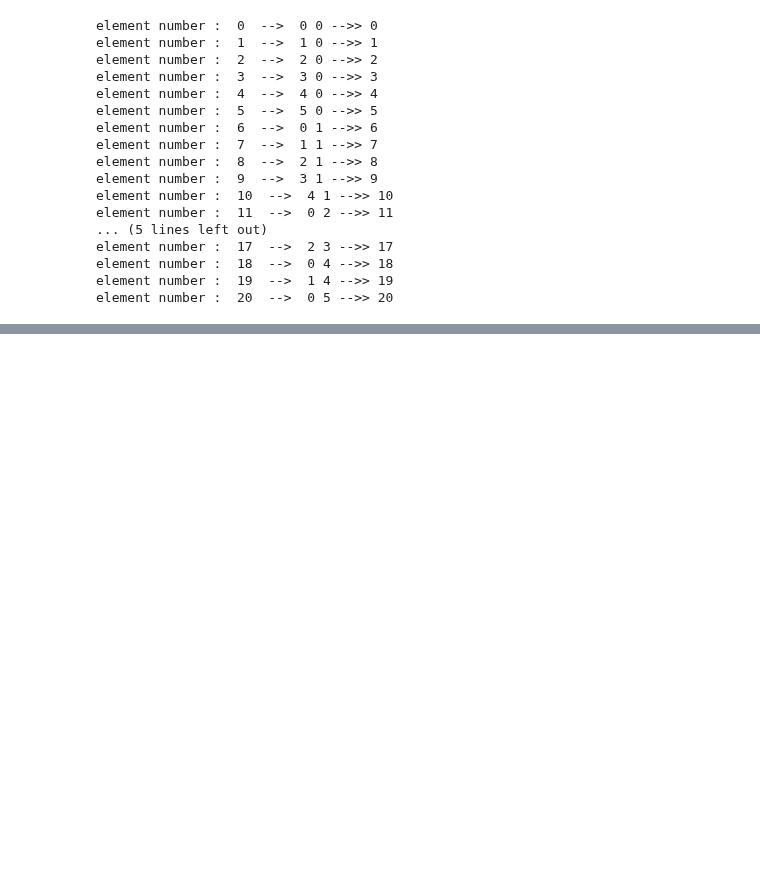
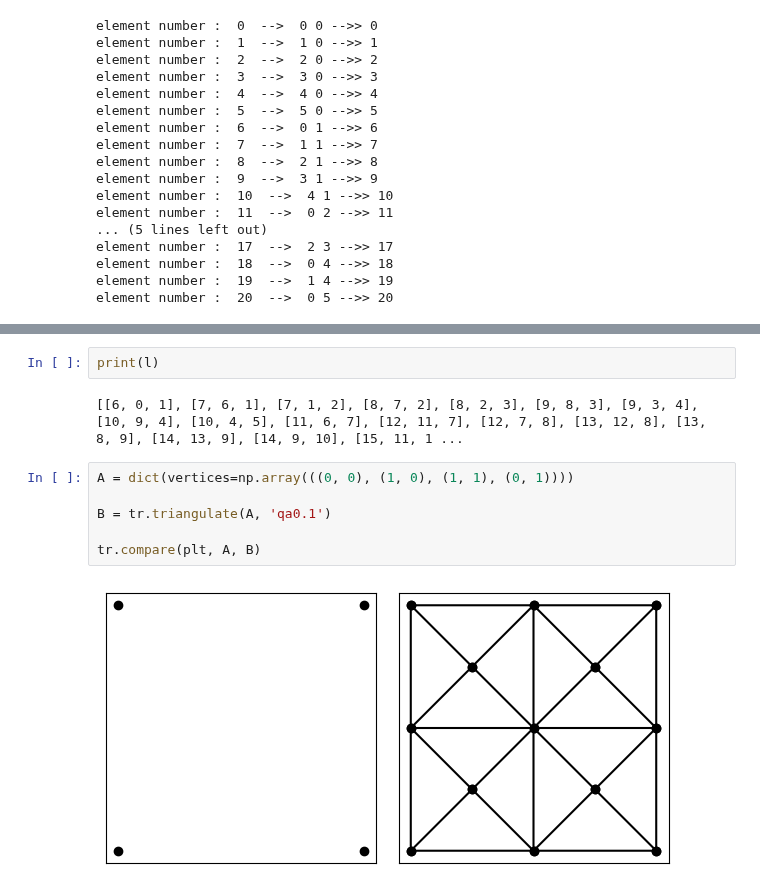
Before and after one commit to biondo999/napde_project, a Jupyter notebook: mesh_building/fucking_mesh.ipynb, the cells around one changed output, grey strips where cells are left out. Saved outputs shown, nothing was run; the diff lists cells and outputs as text; blank space fills up the shorter version.

```diff
--- a/mesh_building/fucking_mesh.ipynb
+++ b/mesh_building/fucking_mesh.ipynb
@@ -121,0 +201,12 @@ print(l)
+# %%
+print(l)
+# %% [output]
+[[6, 0, 1], [7, 6, 1], [7, 1, 2], [8, 7, 2], [8, 2, 3], [9, 8, 3], [9, 3, 4], [10, 9, 4], [10, 4, 5], [11, 6, 7], [12, 11, 7], [12, 7, 8], [13, 12, 8], [13, 8, 9], [14, 13, 9], [14, 9, 10], [15, 11, 1 ...
+# %%
+A = dict(vertices=np.array(((0, 0), (1, 0), (1, 1), (0, 1))))
+
+B = tr.triangulate(A, 'qa0.1')
+
+tr.compare(plt, A, B)
+# %% [output]
+[figure, added]
```
Also changed, not shown: parts of 16 cells of this notebook.
